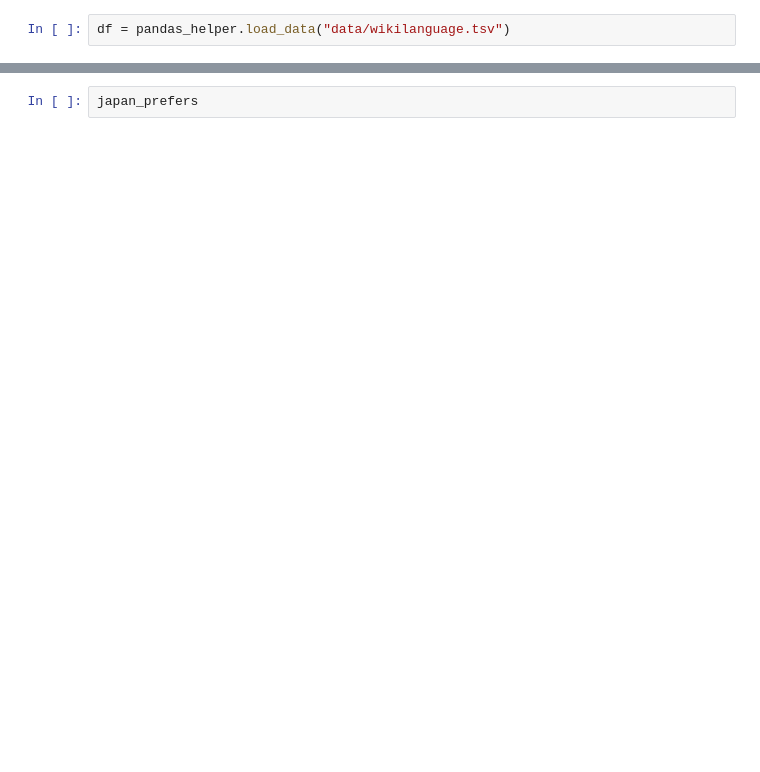
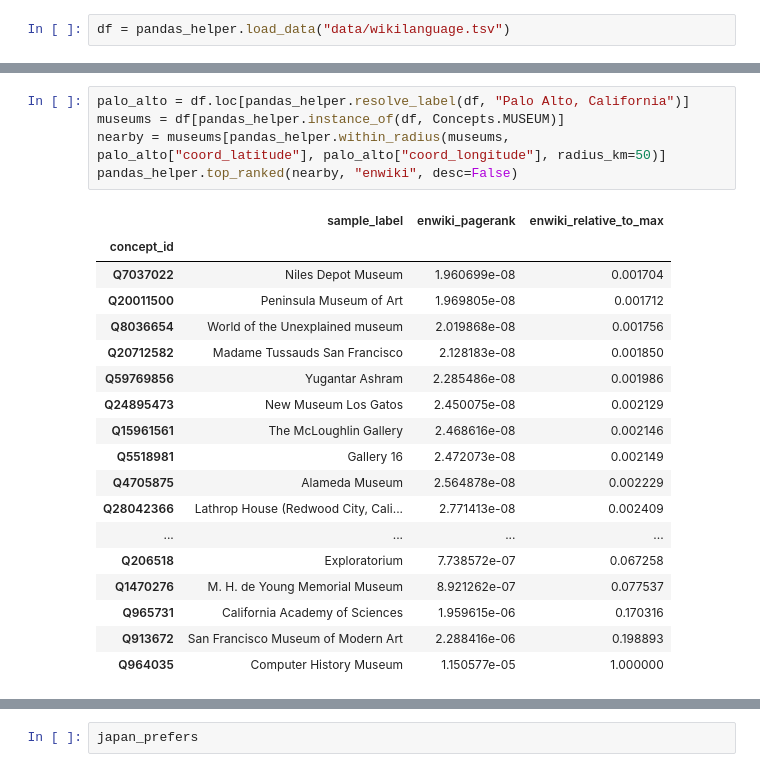
Before and after one commit to turtlesoupy/wikilanguage, a Jupyter notebook: Pandas.ipynb, the cells around one changed output, grey strips where cells are left out. Saved outputs shown, nothing was run; the diff lists cells and outputs as text; blank space fills up the shorter version.

```diff
--- a/Pandas.ipynb
+++ b/Pandas.ipynb
@@ -14,2 +23,26 @@ df = pandas_helper.load_data("data/wikilanguage.tsv")
+# %%
+palo_alto = df.loc[pandas_helper.resolve_label(df, "Palo Alto, California")]
+museums = df[pandas_helper.instance_of(df, Concepts.MUSEUM)]
+nearby = museums[pandas_helper.within_radius(museums, palo_alto["coord_latitude"], palo_alto["coord_longitude"], radius_km=50)]
+pandas_helper.top_ranked(nearby, "enwiki", desc=False)
+# %% [output]
+|  | sample_label | enwiki_pagerank | enwiki_relative_to_max |
+| concept_id |  |  |  |
+| Q7037022 | Niles Depot Museum | 1.960699e-08 | 0.001704 |
+| Q20011500 | Peninsula Museum of Art | 1.969805e-08 | 0.001712 |
+| Q8036654 | World of the Unexplained museum | 2.019868e-08 | 0.001756 |
+| Q20712582 | Madame Tussauds San Francisco | 2.128183e-08 | 0.001850 |
+| Q59769856 | Yugantar Ashram | 2.285486e-08 | 0.001986 |
+| Q24895473 | New Museum Los Gatos | 2.450075e-08 | 0.002129 |
+| Q15961561 | The McLoughlin Gallery | 2.468616e-08 | 0.002146 |
+| Q5518981 | Gallery 16 | 2.472073e-08 | 0.002149 |
+| Q4705875 | Alameda Museum | 2.564878e-08 | 0.002229 |
+| Q28042366 | Lathrop House (Redwood City, Cali... | 2.771413e-08 | 0.002409 |
+| ... | ... | ... | ... |
+| Q206518 | Exploratorium | 7.738572e-07 | 0.067258 |
+| Q1470276 | M. H. de Young Memorial Museum | 8.921262e-07 | 0.077537 |
+| Q965731 | California Academy of Sciences | 1.959615e-06 | 0.170316 |
+| Q913672 | San Francisco Museum of Modern Art | 2.288416e-06 | 0.198893 |
+| Q964035 | Computer History Museum | 1.150577e-05 | 1.000000 |
 # %%
 films = df[pandas_helper.instance_of(df, Concepts.FILM)]
```
Also changed, not shown: parts of 5 cells of this notebook, 3 other files.
